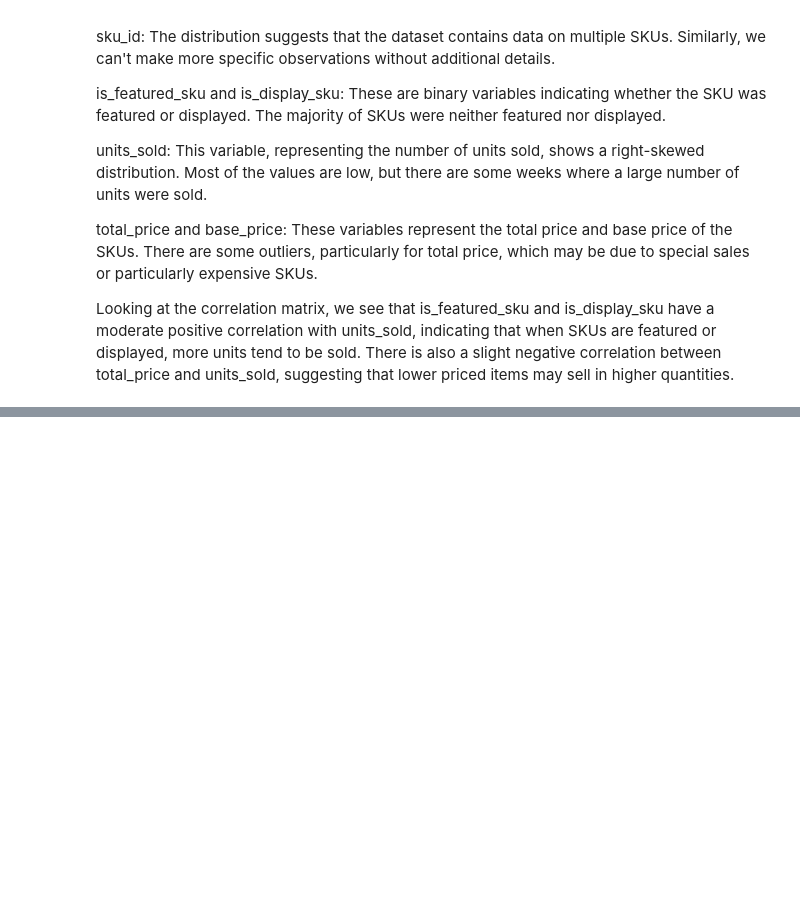
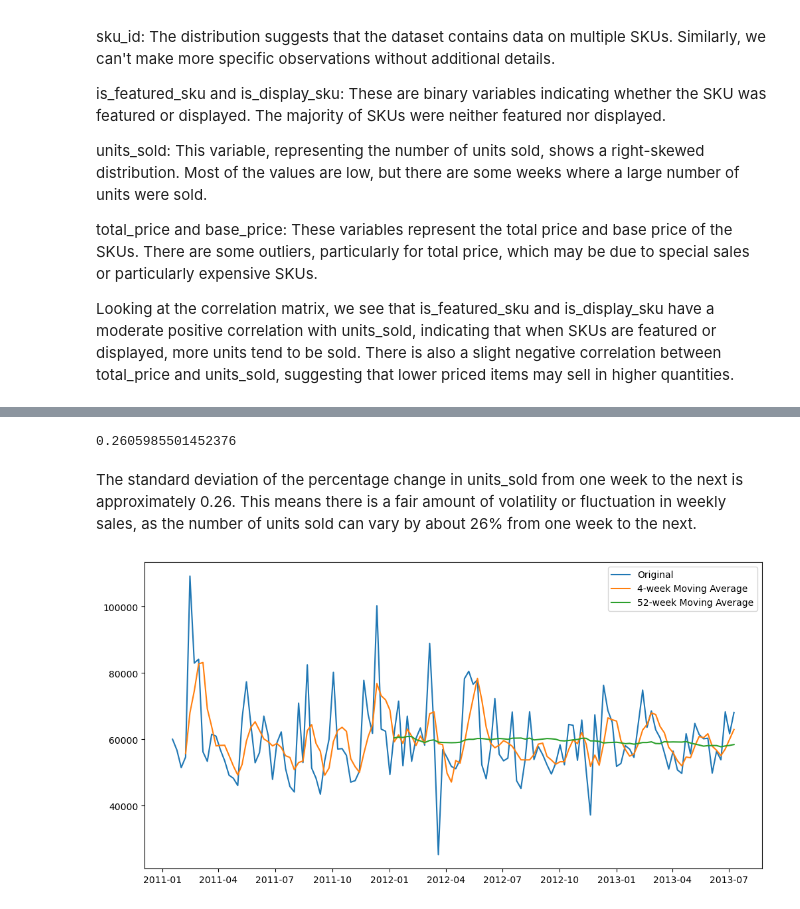
Before and after one commit to Narendr1a/demand-forecasting-for-E-commerce, a Jupyter notebook: demand-forecasting.ipynb, the cells around one changed output, grey strips where cells are left out. Drawn from its saved outputs; the diff is of its cells as text; code cells hidden in the pictures; blank space fills up the shorter version.

Commit message:
Demand forecast case-study completed

```diff
--- a/demand-forecasting.ipynb
+++ b/demand-forecasting.ipynb
@@ -170,0 +233,25 @@ Looking at the correlation matrix, we see that is_featured_sku and is_display_sk
+# %%
+## Calculate the percentage of units sold from one week to another week
+weekly_data['units_sold_pct_change'] = weekly_data['units_sold'].pct_change()
+#print(weekly_data.head(10))
+
+# Volatility of units sold over time-> increase in volatility indicates that the demand is becoming more unpredictable, which can make it harder to forecast future demand accurately. Conversely, a decrease in volatility suggests that the demand is stabilizing, which can make forecasting easier.
+volatility = weekly_data['units_sold_pct_change'].std()
+volatility
+# %% [output]
+0.2605985501452376
+# %% [markdown]
+The standard deviation of the percentage change in units_sold from one week to the next is approximately 0.26. This means there is a fair amount of volatility or fluctuation in weekly sales, as the number of units sold can vary by about 26% from one week to the next.
+# %%
+# Calculate the 4-weeks and 52-weeks rolling mean of units_sold
+weekly_data['4-week-MA'] = weekly_data['units_sold'].rolling(window=4).mean()
+weekly_data['52-week-MA'] = weekly_data['units_sold'].rolling(window=52).mean()
+
+plt.figure(figsize=(12, 6))
+plt.plot(weekly_data['units_sold'], label = 'Original')
+plt.plot(weekly_data['4-week-MA'], label = '4-week Moving Average')
+plt.plot(weekly_data['52-week-MA'], label = '52-week Moving Average')
+plt.legend(loc='best')
+plt.show()
+# %% [output]
+[figure, added]
```
Also changed, not shown: parts of 19 cells of this notebook, 1 other file.
